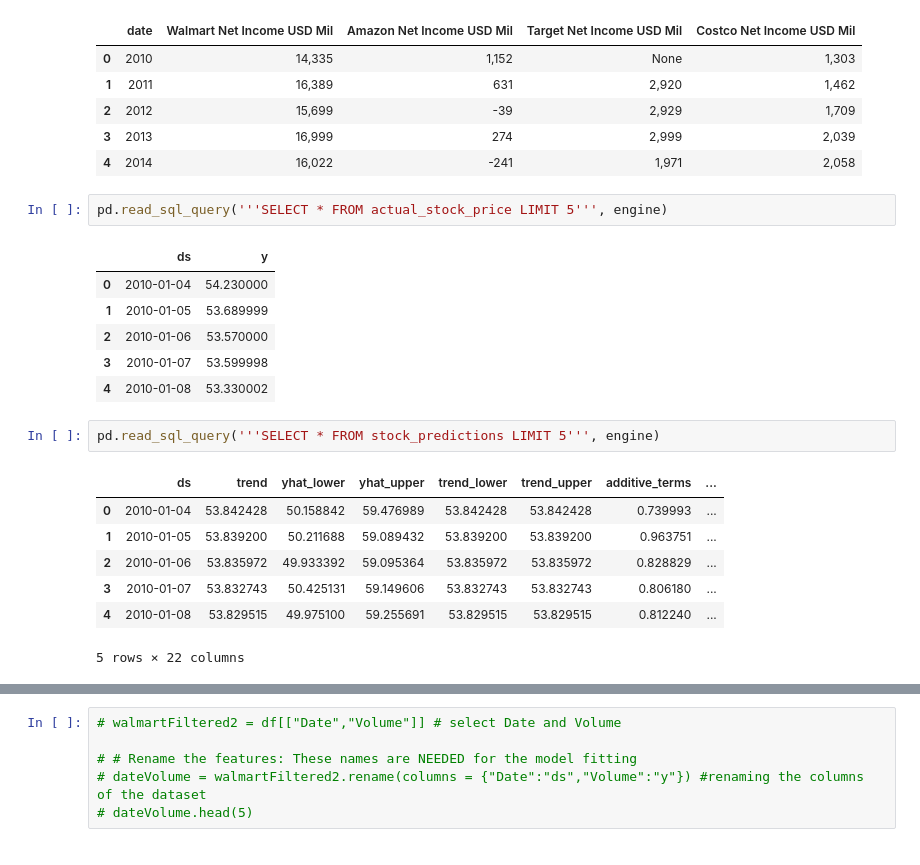
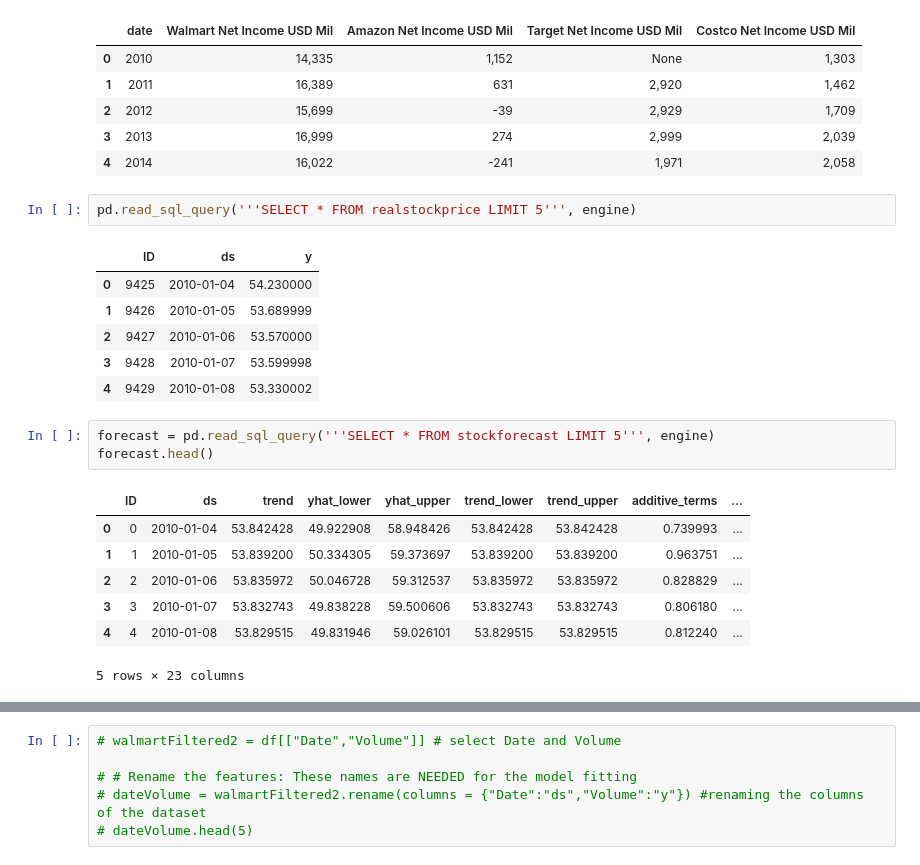
Before and after one commit to beckyydo/retail-machine-learning, a Jupyter notebook: WMT Stock Predictions using FB Prophet.ipynb, the cells around one changed output, grey strips where cells are left out. Saved outputs shown, nothing was run; the diff lists cells and outputs as text.

```diff
--- a/WMT Stock Predictions using FB Prophet.ipynb
+++ b/WMT Stock Predictions using FB Prophet.ipynb
@@ -424,21 +554,22 @@ pd.read_sql_query('''SELECT * FROM net_income LIMIT 5''', engine)
 | 3 | 2013 | 16,999 | 274 | 2,999 | 2,039 |
 | 4 | 2014 | 16,022 | -241 | 1,971 | 2,058 |
 # %%
-pd.read_sql_query('''SELECT * FROM actual_stock_price LIMIT 5''', engine)
+pd.read_sql_query('''SELECT * FROM realstockprice LIMIT 5''', engine)
 # %% [output]
-|  | ds | y |
-| 0 | 2010-01-04 | 54.230000 |
-| 1 | 2010-01-05 | 53.689999 |
-| 2 | 2010-01-06 | 53.570000 |
-| 3 | 2010-01-07 | 53.599998 |
-| 4 | 2010-01-08 | 53.330002 |
+|  | ID | ds | y |
+| 0 | 9425 | 2010-01-04 | 54.230000 |
+| 1 | 9426 | 2010-01-05 | 53.689999 |
+| 2 | 9427 | 2010-01-06 | 53.570000 |
+| 3 | 9428 | 2010-01-07 | 53.599998 |
+| 4 | 9429 | 2010-01-08 | 53.330002 |
 # %%
-pd.read_sql_query('''SELECT * FROM stock_predictions LIMIT 5''', engine)
+forecast = pd.read_sql_query('''SELECT * FROM stockforecast LIMIT 5''', engine)
+forecast.head()
 # %% [output]
-|  | ds | trend | yhat_lower | yhat_upper | trend_lower | trend_upper | additive_terms | ... |
-| 0 | 2010-01-04 | 53.842428 | 50.158842 | 59.476989 | 53.842428 | 53.842428 | 0.739993 | ... |
-| 1 | 2010-01-05 | 53.839200 | 50.211688 | 59.089432 | 53.839200 | 53.839200 | 0.963751 | ... |
-| 2 | 2010-01-06 | 53.835972 | 49.933392 | 59.095364 | 53.835972 | 53.835972 | 0.828829 | ... |
-| 3 | 2010-01-07 | 53.832743 | 50.425131 | 59.149606 | 53.832743 | 53.832743 | 0.806180 | ... |
-| 4 | 2010-01-08 | 53.829515 | 49.975100 | 59.255691 | 53.829515 | 53.829515 | 0.812240 | ... |
+|  | ID | ds | trend | yhat_lower | yhat_upper | trend_lower | trend_upper | additive_terms | ... |
+| 0 | 0 | 2010-01-04 | 53.842428 | 49.922908 | 58.948426 | 53.842428 | 53.842428 | 0.739993 | ... |
+| 1 | 1 | 2010-01-05 | 53.839200 | 50.334305 | 59.373697 | 53.839200 | 53.839200 | 0.963751 | ... |
+| 2 | 2 | 2010-01-06 | 53.835972 | 50.046728 | 59.312537 | 53.835972 | 53.835972 | 0.828829 | ... |
+| 3 | 3 | 2010-01-07 | 53.832743 | 49.838228 | 59.500606 | 53.832743 | 53.832743 | 0.806180 | ... |
+| 4 | 4 | 2010-01-08 | 53.829515 | 49.831946 | 59.026101 | 53.829515 | 53.829515 | 0.812240 | ... |
-5 rows × 22 columns
+5 rows × 23 columns
```
Also changed, not shown: parts of 30 cells of this notebook, 7 other files.
